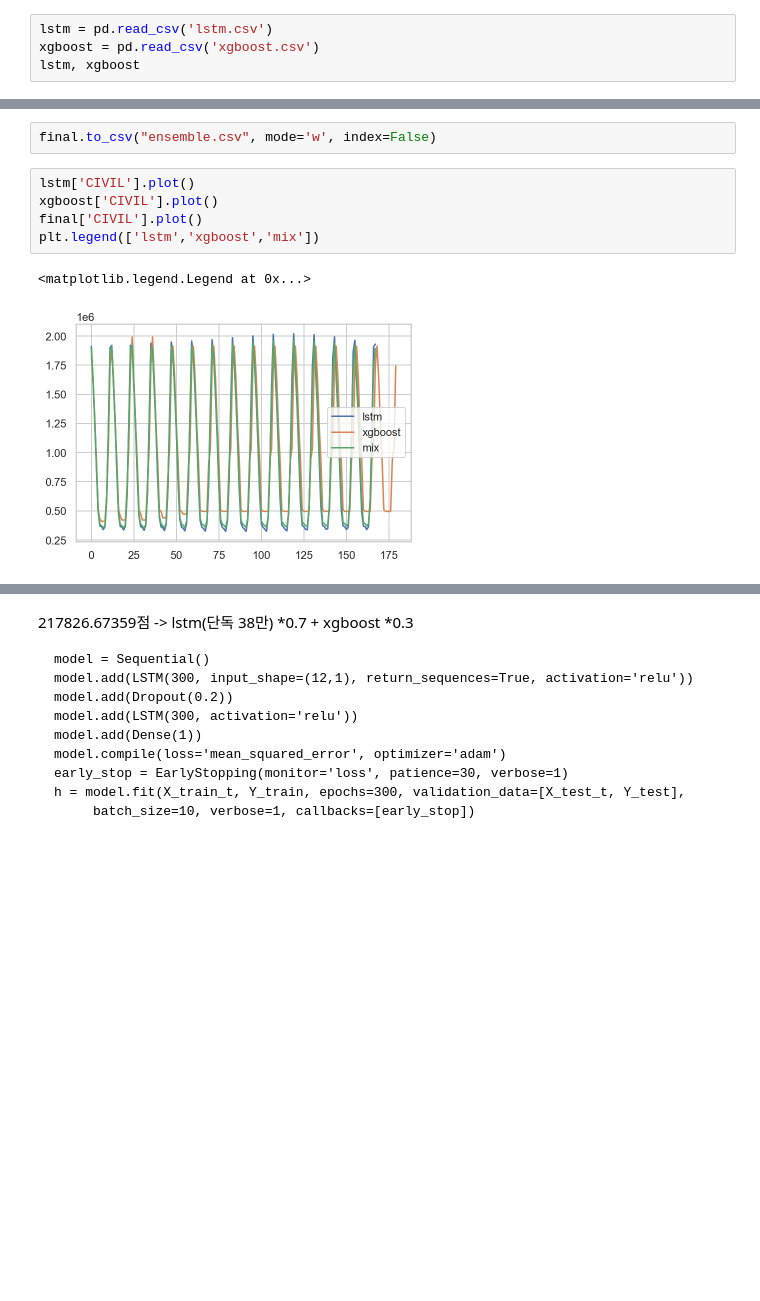
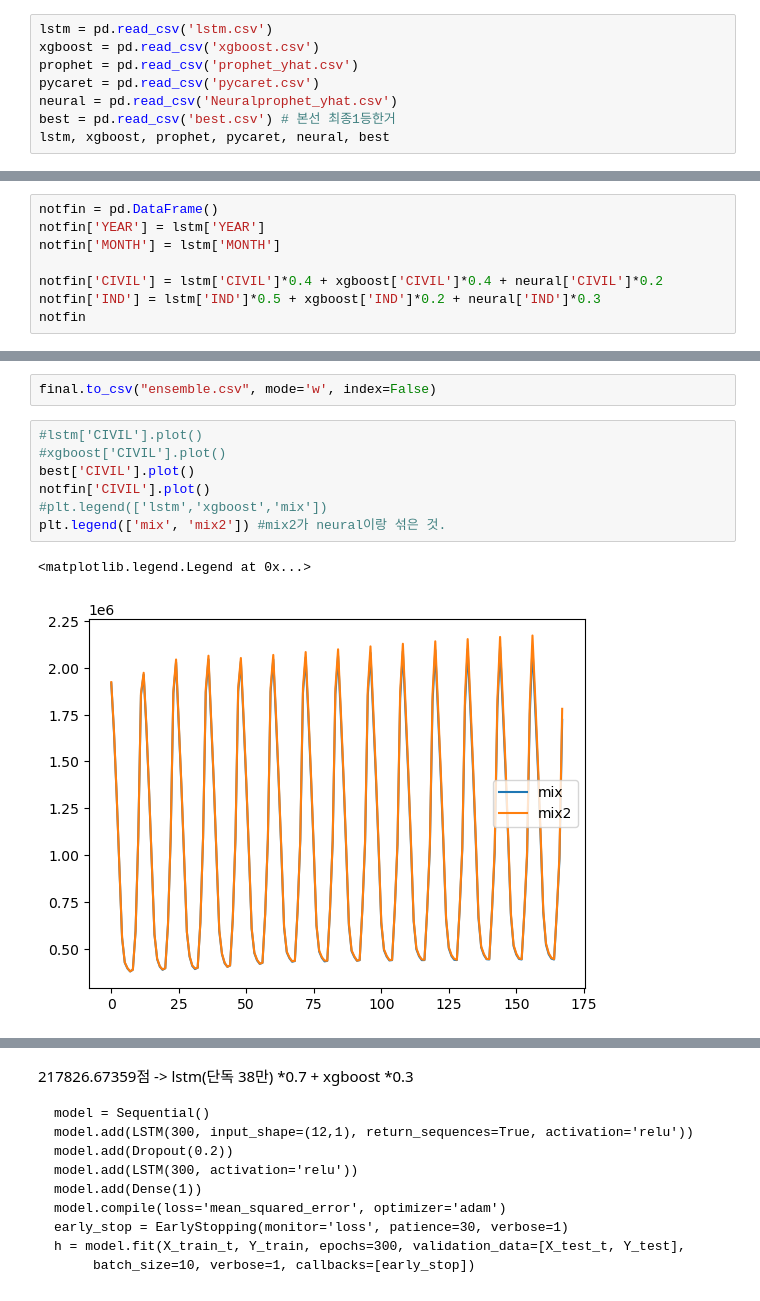
Before and after one commit to hyunju24/kogas, a Jupyter notebook: mixmix.ipynb, the cells around one changed output, grey strips where cells are left out. Cells and saved outputs as stored; diff of their text form; blank space fills up the shorter version.

```diff
--- a/mixmix.ipynb
+++ b/mixmix.ipynb
@@ -6,5 +6,9 @@ import matplotlib.pyplot as plt
 # %%
 lstm = pd.read_csv('lstm.csv')
 xgboost = pd.read_csv('xgboost.csv')
-lstm, xgboost
+prophet = pd.read_csv('prophet_yhat.csv')
+pycaret = pd.read_csv('pycaret.csv')
+neural = pd.read_csv('Neuralprophet_yhat.csv')
+best = pd.read_csv('best.csv') # 본선 최종1등한거
+lstm, xgboost, prophet, pycaret, neural, best
 # %% [output]
@@ -64 +70,9 @@ final
 168 rows × 4 columns
+# %%
+notfin = pd.DataFrame()
+notfin['YEAR'] = lstm['YEAR']
+notfin['MONTH'] = lstm['MONTH']
+
+notfin['CIVIL'] = lstm['CIVIL']*0.4 + xgboost['CIVIL']*0.4 + neural['CIVIL']*0.2
+notfin['IND'] = lstm['IND']*0.5 + xgboost['IND']*0.2 + neural['IND']*0.3
+notfin
@@ -65,11 +93,13 @@ final
 # %%
 final.to_csv("ensemble.csv", mode='w', index=False)
 # %%
-lstm['CIVIL'].plot()
-xgboost['CIVIL'].plot()
-final['CIVIL'].plot()
-plt.legend(['lstm','xgboost','mix'])
+#lstm['CIVIL'].plot()
+#xgboost['CIVIL'].plot()
+best['CIVIL'].plot()
+notfin['CIVIL'].plot()
+#plt.legend(['lstm','xgboost','mix'])
+plt.legend(['mix', 'mix2']) #mix2가 neural이랑 섞은 것.
 # %% [output]
 <matplotlib.legend.Legend at 0x...>
-[figure, old version]
+[figure, new version]
 # %%
```
Also changed, not shown: parts of 22 cells of this notebook, 39 other files.
